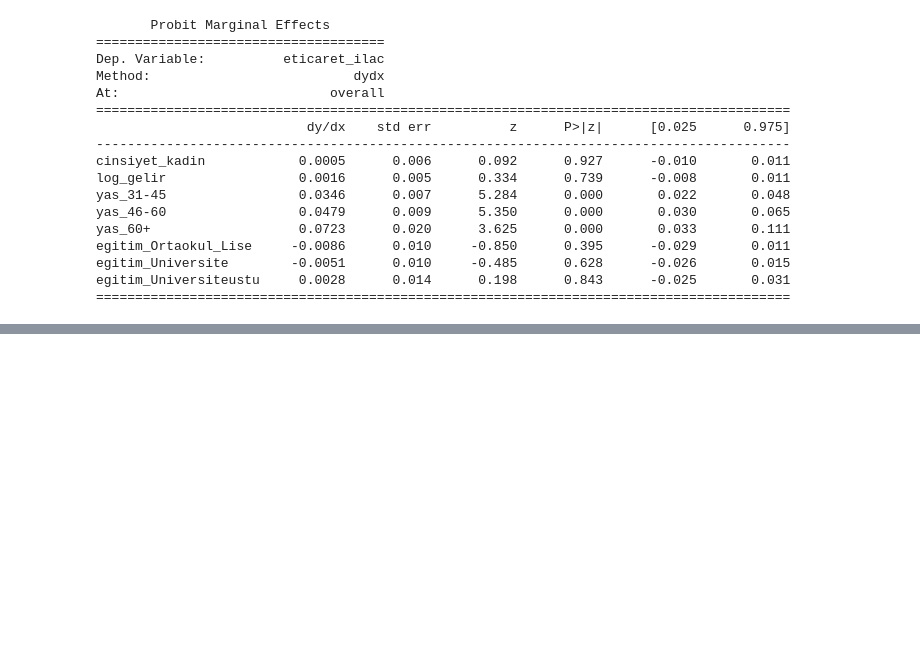
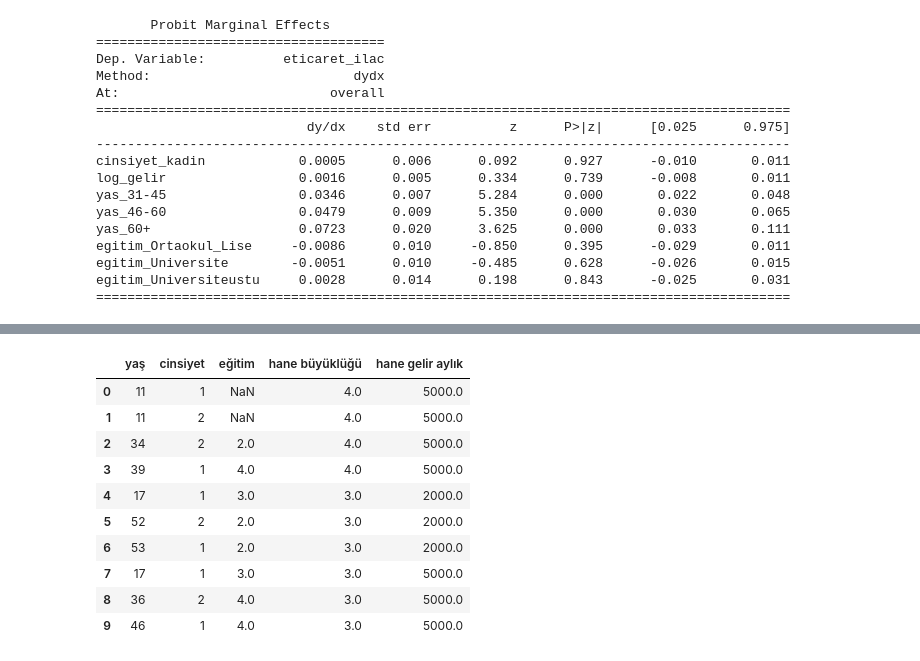
Before and after one commit to dilarasenay/hanehalki-bilisim-teknolojileri-tuik, a Jupyter notebook: 2017yilihane.ipynb, the cells around one changed output, grey strips where cells are left out. Saved outputs shown, nothing was run; the diff lists cells and outputs as text; code cells hidden in the pictures; blank space fills up the shorter version.

```diff
--- a/2017yilihane.ipynb
+++ b/2017yilihane.ipynb
@@ -2229,3 +2229,26 @@ egitim_Ortaokul_Lise     -0.0086      0.010     -0.850      0.395      -0.029
 egitim_Universite        -0.0051      0.010     -0.485      0.628      -0.026       0.015
 egitim_Universiteustu     0.0028      0.014      0.198      0.843      -0.025       0.031
 =========================================================================================
+# %%
+import pandas as pd
+
+fert = pd.read_csv(
+    r"C:\Users\dilara\Desktop\Hane halkı bilişim tüik\fert bilişim temiz veriler\2017temizfertbilişim.csv"
+)
+
+hane = pd.read_csv(
+    r"C:\Users\dilara\Desktop\Hane halkı bilişim tüik\hane bilişim temiz veriler\2017temizhanebilişim.csv"
+)
+# %%
+df = fert.merge(
+    hane,
+    on="bülten no",
+    how="left"
+)
+
+# Kontrol
+print("Fert:", fert.shape)
+print("Hane:", hane.shape)
+print("Birleşmiş:", df.shape)
+
+df.head()
@@ -2231,0 +2266,14 @@ egitim_Universiteustu     0.0028      0.014      0.198      0.843      -0.025
+# %%
+df[["yaş", "cinsiyet", "eğitim", "hane büyüklüğü", "hane gelir aylık"]].head(10)
+# %% [output]
+|  | yaş | cinsiyet | eğitim | hane büyüklüğü | hane gelir aylık |
+| 0 | 11 | 1 | NaN | 4.0 | 5000.0 |
+| 1 | 11 | 2 | NaN | 4.0 | 5000.0 |
+| 2 | 34 | 2 | 2.0 | 4.0 | 5000.0 |
+| 3 | 39 | 1 | 4.0 | 4.0 | 5000.0 |
+| 4 | 17 | 1 | 3.0 | 3.0 | 2000.0 |
+| 5 | 52 | 2 | 2.0 | 3.0 | 2000.0 |
+| 6 | 53 | 1 | 2.0 | 3.0 | 2000.0 |
+| 7 | 17 | 1 | 3.0 | 3.0 | 5000.0 |
+| 8 | 36 | 2 | 4.0 | 3.0 | 5000.0 |
+| 9 | 46 | 1 | 4.0 | 3.0 | 5000.0 |
```
Also changed, not shown: parts of 8 cells of this notebook, 4 other files.
